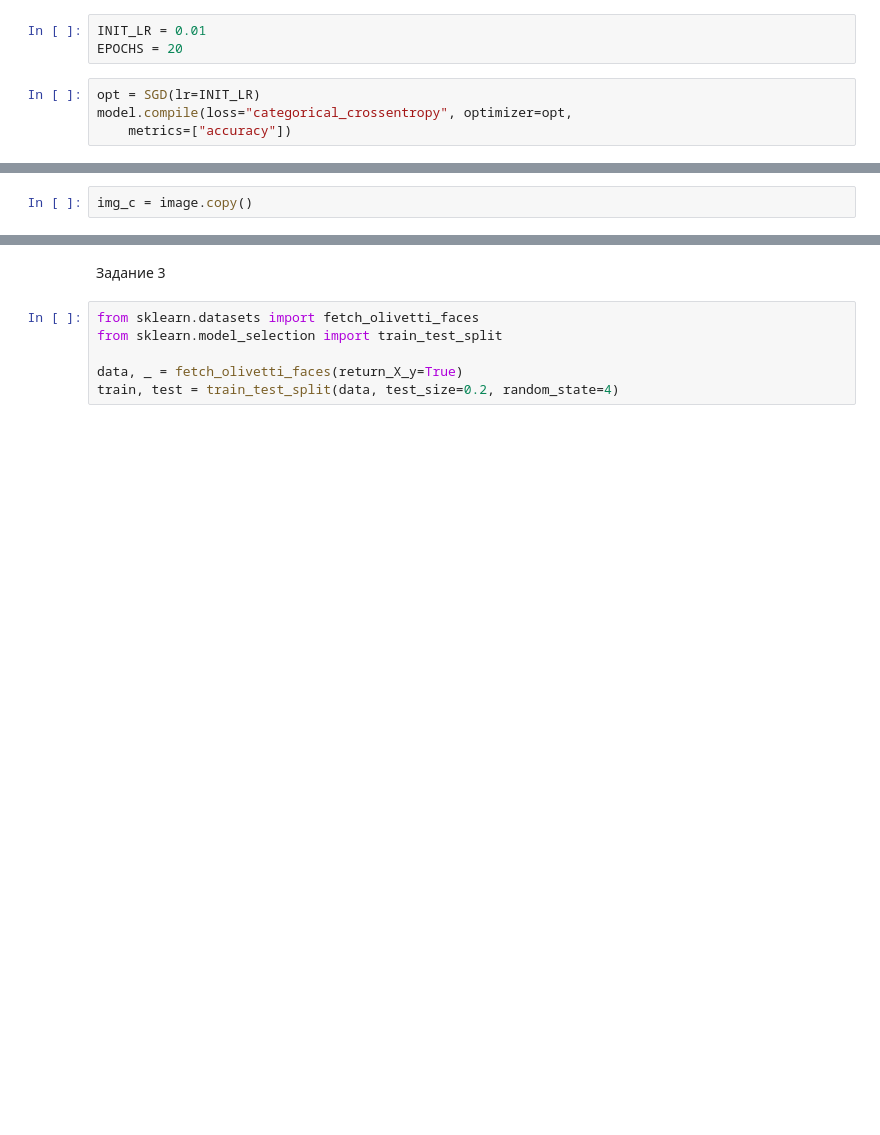
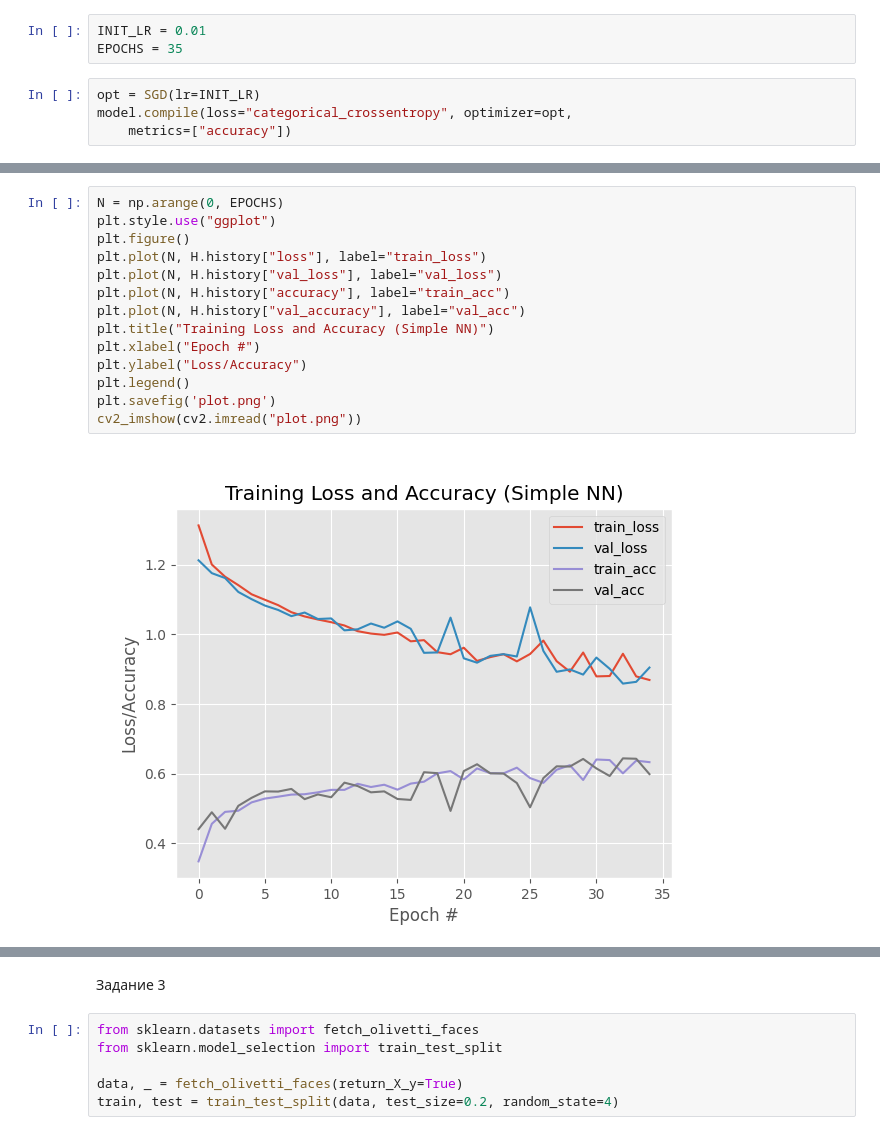
Before and after one commit to nadya-az/artificial_neural_networks, a Jupyter notebook: Практическая_работа_№3.ipynb, the cells around one changed output, grey strips where cells are left out. Cells and saved outputs as stored; diff of their text form; blank space fills up the shorter version.

```diff
--- a/Практическая_работа_№3.ipynb
+++ b/Практическая_работа_№3.ipynb
@@ -422,7 +441,7 @@ model.add(Dense(64, activation="relu"))
 model.add(Dense(len(lb.classes_), activation="softmax"))
 # %%
 INIT_LR = 0.01
-EPOCHS = 20
+EPOCHS = 35
 # %%
 opt = SGD(lr=INIT_LR)
 model.compile(loss="categorical_crossentropy", optimizer=opt,
@@ -485,2 +475,16 @@ Saving output_tsk2_128_15.jpeg to output_tsk2_128_15.jpeg
-# %%
-img_c = image.copy()
+# %%
+N = np.arange(0, EPOCHS)
+plt.style.use("ggplot")
+plt.figure()
+plt.plot(N, H.history["loss"], label="train_loss")
+plt.plot(N, H.history["val_loss"], label="val_loss")
+plt.plot(N, H.history["accuracy"], label="train_acc")
+plt.plot(N, H.history["val_accuracy"], label="val_acc")
+plt.title("Training Loss and Accuracy (Simple NN)")
+plt.xlabel("Epoch #")
+plt.ylabel("Loss/Accuracy")
+plt.legend()
+plt.savefig('plot.png')
+cv2_imshow(cv2.imread("plot.png"))
+# %% [output]
+[figure, added]
```
Also changed, not shown: parts of 14 cells of this notebook.
